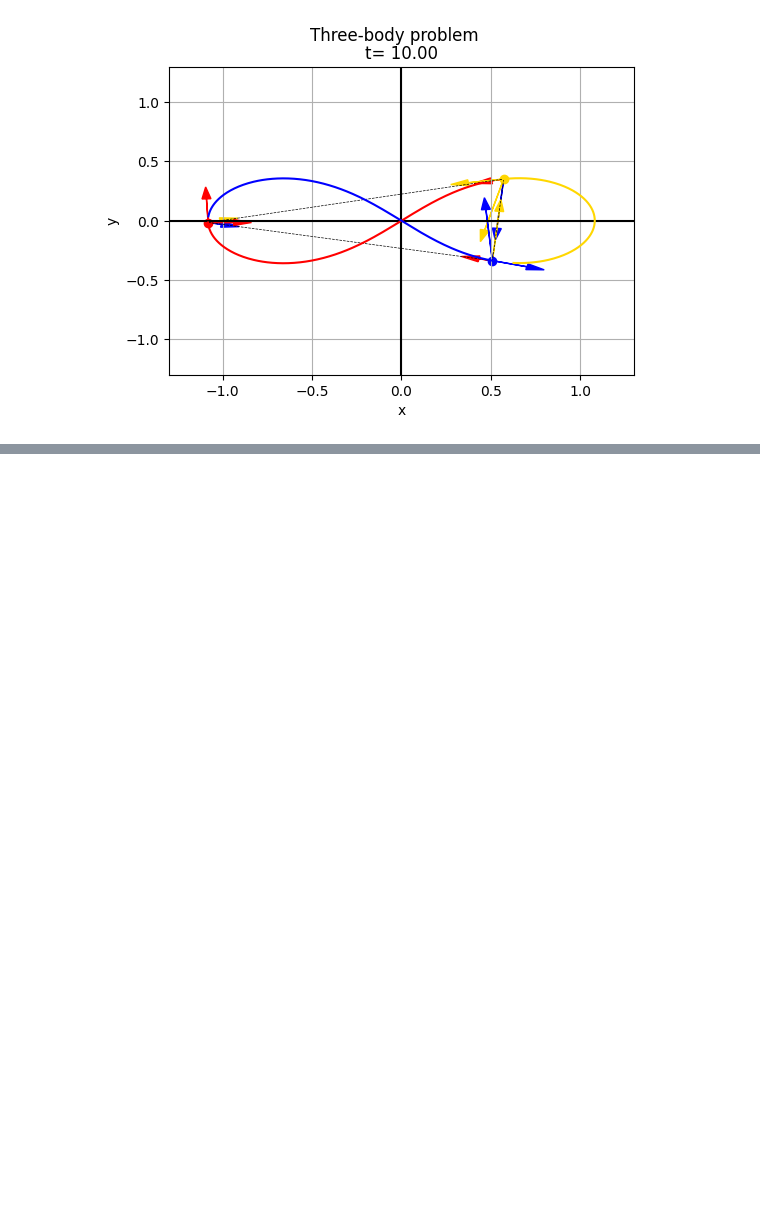
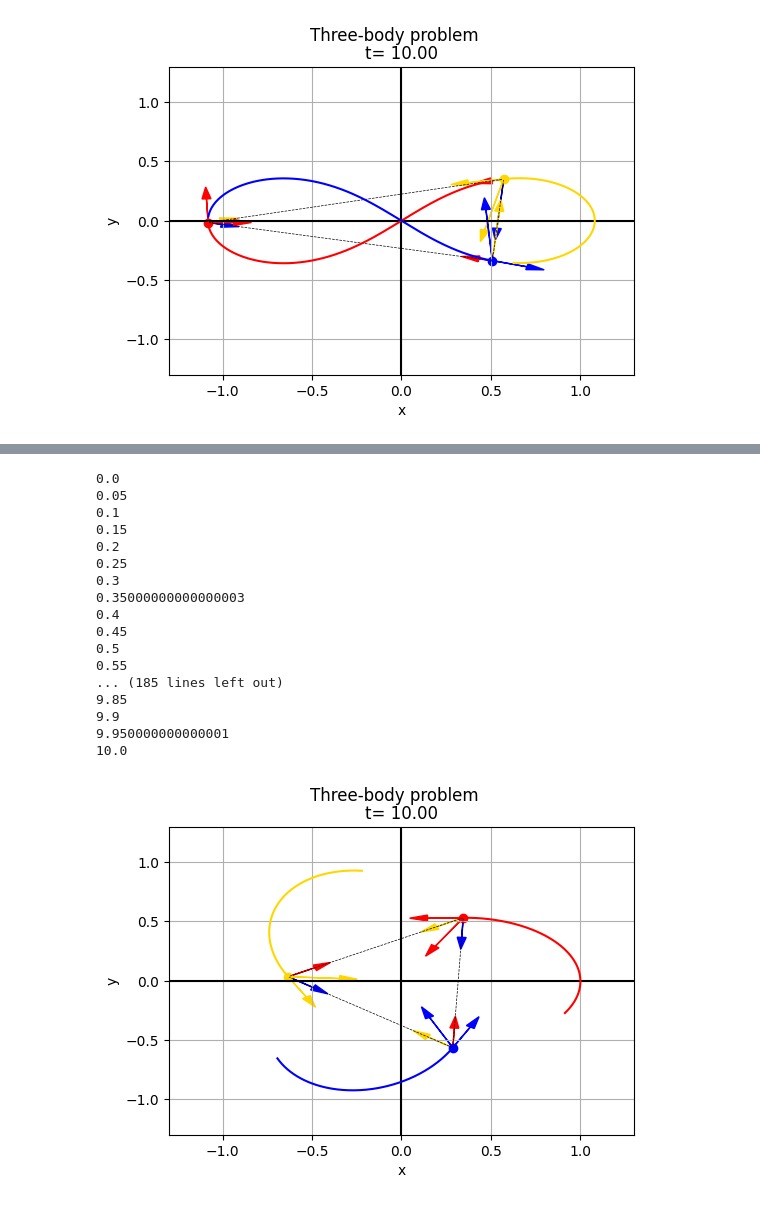
Before and after one commit to jcllanu/three-body-problem, a Jupyter notebook: three-body-problem.ipynb, the cells around one changed output, grey strips where cells are left out. Cells and saved outputs as stored; diff of their text form; code cells hidden in the pictures; blank space fills up the shorter version.

Commit message:
Circle solution corrected and elliptical solutions included

```diff
--- a/three-body-problem.ipynb
+++ b/three-body-problem.ipynb
@@ -223,0 +224,55 @@ ani.save("Circle solution.gif", writer='pillow', fps=100)
+# %%
+# Elliptical solution
+p1={'x':1.0,'y':0.0,'z':0}
+p2={'x':-0.5,'y':np.sqrt(3)/2,'z':0}
+p3={'x':-0.5,'y':-np.sqrt(3)/2,'z':0}
+
+v_scale = 2/3
+
+v1={'x':0,'y':1*pow(3,-1/4)*v_scale,'z':0}
+v2={'x':-v_scale*np.sqrt(3)*pow(3,-1/4)/2,'y':-v_scale*pow(3,-1/4)/2,'z':0}
+v3={'x':v_scale*np.sqrt(3)*pow(3,-1/4)/2,'y':-v_scale*pow(3,-1/4)/2,'z':0}
+
+p = [p1, p2, p3]
+v = [v1, v2, v3]
+
+# x0 = x(0) = [x1(0), y1(0), z1(0), vx1(0), vy1(0), vz1(0), x2(0), y2(0), z2(0), vx2(0), vy2(0), vz2(0), ..., xn(0), yn(0), zn(0), vxn(0), vyn(0), vzn(0)]
+x0 = []
+for i in range(len(p)):
+    x0.append(p[i]['x'])
+    x0.append(p[i]['y'])
+    x0.append(p[i]['z'])
+    x0.append(v[i]['x'])
+    x0.append(v[i]['y'])
+    x0.append(v[i]['z'])
+
+N = 10**3
+interval = [0, 10]
+t, orbits, h = improved_euler_method(g, interval, x0, N)
+
+figure, ax = plt.subplots(figsize=(6, 4))
+
+ani = animation.FuncAnimation(figure, lambda x: animateOrbits(x, h, orbits, 1.3),
+                              t[::5],
+                              init_func=initOrbits)
+
+ani.save("Elliptical solution.gif", writer='pillow', fps=100)
+# %% [output]
+0.0
+0.05
+0.1
+0.15
+0.2
+0.25
+0.3
+0.35000000000000003
+0.4
+0.45
+0.5
+0.55
+... (185 lines left out)
+9.85
+9.9
+9.950000000000001
+10.0
+[figure, added]
```
Also changed, not shown: parts of 4 cells of this notebook, 3 other files.
